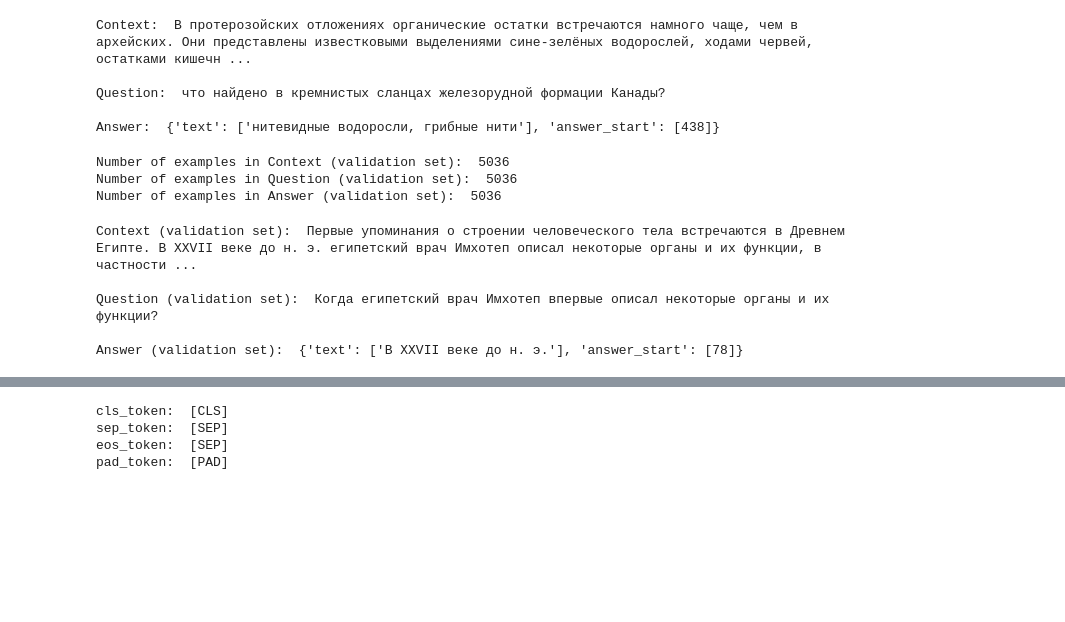
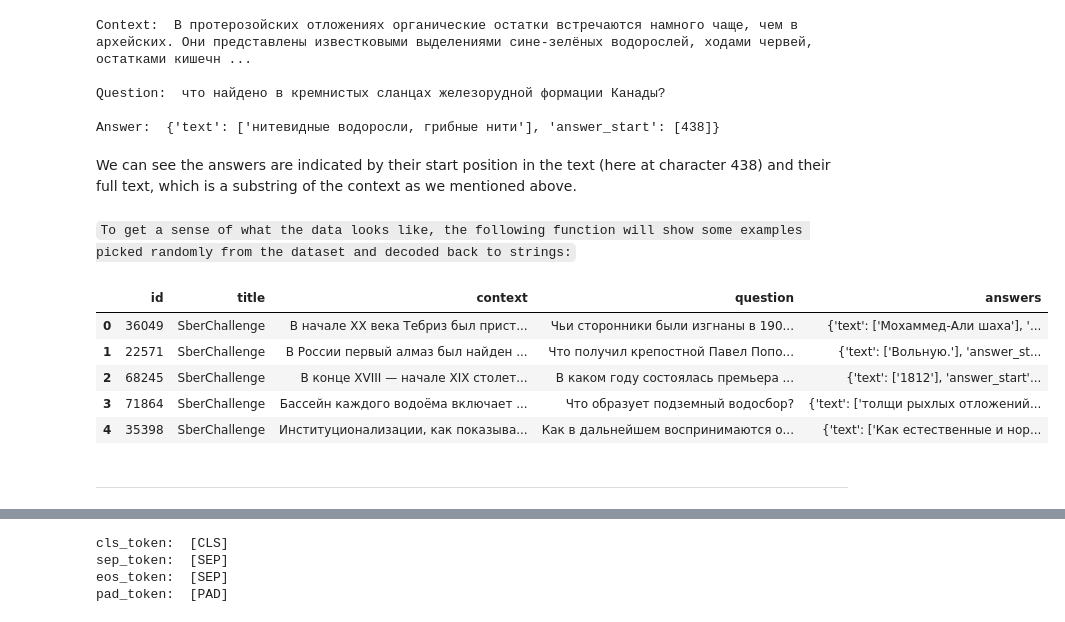
Before and after one commit to LiliyaKazykhanova/SF_DS, a Jupyter notebook: NLP_PROJECTS/PROJECT_5/project/project-5-question-answering.ipynb, the cells around one changed output, grey strips where cells are left out. Cells and saved outputs as stored; diff of their text form; code cells hidden in the pictures; blank space fills up the shorter version.

```diff
--- a/NLP_PROJECTS/PROJECT_5/project/project-5-question-answering.ipynb
+++ b/NLP_PROJECTS/PROJECT_5/project/project-5-question-answering.ipynb
@@ -86,4 +123,3 @@ cuda
 # %%
 # Load the SBERQUAD dataset - https://huggingface.co/datasets/kuznetsoffandrey/sberquad
-dataset = load_dataset("sberquad")
-dataset
+dataset_full = load_dataset("sberquad")
@@ -130,26 +158,50 @@ Context:  В протерозойских отложениях органиче
 Question:  что найдено в кремнистых сланцах железорудной формации Канады?
 
 Answer:  {'text': ['нитевидные водоросли, грибные нити'], 'answer_start': [438]}
-# %%
-# Number of examples in validation set
-print("Number of examples in Context (validation set): ", len(dataset["validation"]["context"]))
-print("Number of examples in Question (validation set): ", len(dataset["validation"]["question"]))
-print("Number of examples in Answer (validation set): ", len(dataset["validation"]["answers"]))
-# %% [output]
-Number of examples in Context (validation set):  5036
-Number of examples in Question (validation set):  5036
-Number of examples in Answer (validation set):  5036
-# %%
-# Example of val set
-print("Context (validation set): ", dataset["validation"][1]["context"])
-print("\nQuestion (validation set): ", dataset["validation"][1]["question"])
-print("\nAnswer (validation set): ", dataset["validation"][1]["answers"])
-# %% [output]
-Context (validation set):  Первые упоминания о строении человеческого тела встречаются в Древнем Египте. В XXVII веке до н. э. египетский врач Имхотеп описал некоторые органы и их функции, в частности ...
-
-Question (validation set):  Когда египетский врач Имхотеп впервые описал некоторые органы и их функции?
-
-Answer (validation set):  {'text': ['В XXVII веке до н. э.'], 'answer_start': [78]}
+# %% [markdown]
+We can see the answers are indicated by their start position in the text (here at character 438) and their full text, which is a substring of the context as we mentioned above.
+# %% [markdown]
+`To get a sense of what the data looks like, the following function will show some examples picked randomly from the dataset and decoded back to strings:`
+# %%
+def show_random_elements(dataset, num_examples=5):
+    assert num_examples <= len(
+        dataset
+    ), "Can't pick more elements than there are in the dataset."
+
+    picks = []
+
+    for _ in range(num_examples):
+        pick = random.randint(0, len(dataset) - 1)
+
+        while pick in picks:
+            pick = random.randint(0, len(dataset) - 1)
+
+        picks.append(pick)
+
+    df = pd.DataFrame(dataset[picks])
+
+    for column, typ in dataset.features.items():
+
+        if isinstance(typ, ClassLabel):
+            df[column] = df[column].transform(lambda i: typ.names[i])
+
+        elif isinstance(typ, Sequence) and isinstance(typ.feature, ClassLabel):
+            df[column] = df[column].transform(
+                lambda x: [typ.feature.names[i] for i in x]
+            )
+
+    display(HTML(df.to_html()))
+# %%
+show_random_elements(dataset_full["train"])
+# %% [output]
+|  | id | title | context | question | answers |
+| 0 | 36049 | SberChallenge | В начале XX века Тебриз был прист... | Чьи сторонники были изгнаны в 190... | {'text': ['Мохаммед-Али шаха'], '... |
+| 1 | 22571 | SberChallenge | В России первый алмаз был найден ... | Что получил крепостной Павел Попо... | {'text': ['Вольную.'], 'answer_st... |
+| 2 | 68245 | SberChallenge | В конце XVIII — начале XIX столет... | В каком году состоялась премьера ... | {'text': ['1812'], 'answer_start'... |
+| 3 | 71864 | SberChallenge | Бассейн каждого водоёма включает ... | Что образует подземный водосбор? | {'text': ['толщи рыхлых отложений... |
+| 4 | 35398 | SberChallenge | Институционализации, как показыва... | Как в дальнейшем воспринимаются о... | {'text': ['Как естественные и нор... |
+# %% [markdown]
+***
 # %%
 """
 If we use the whole dataset we'll lose a lot of time at the training stage - around 4 hours!!!
```
Also changed, not shown: parts of 132 cells of this notebook, 2 other files.
